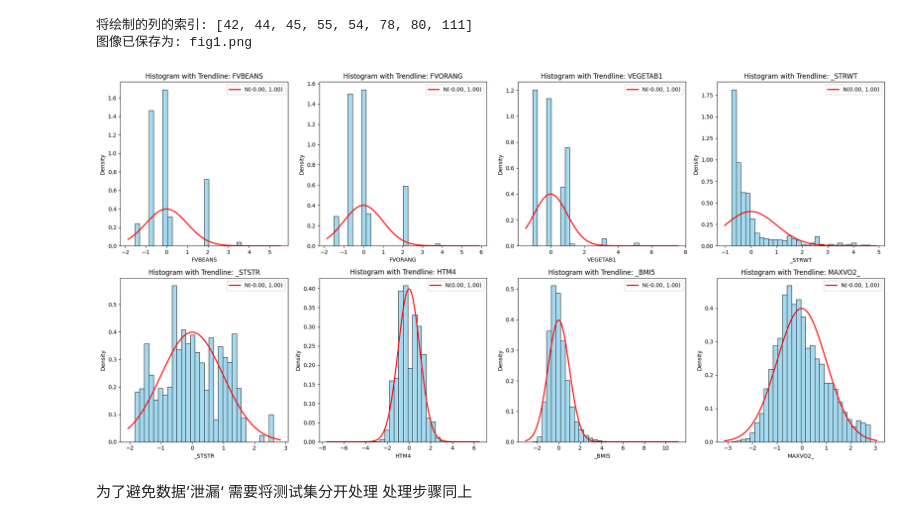
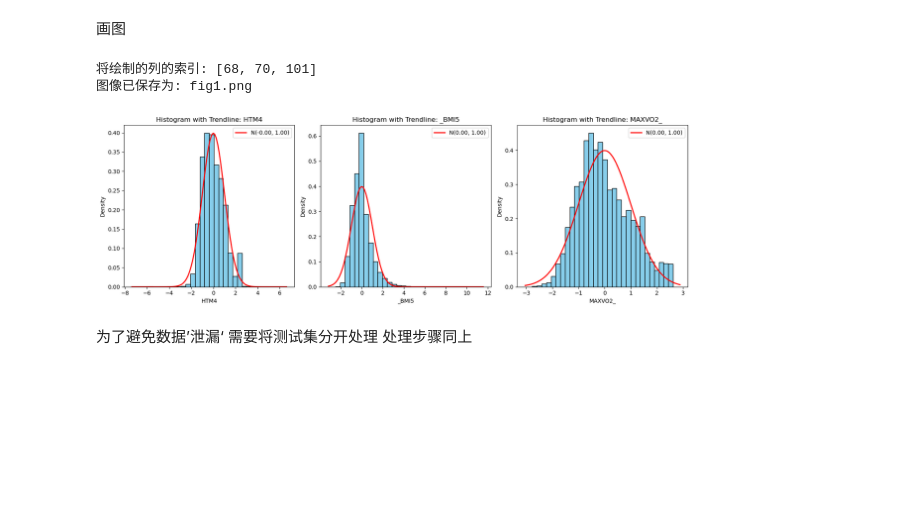
Before and after one commit to Kang48/CS-433, a Jupyter notebook: Data Preprocessing.ipynb, the cells around one changed output. Saved outputs shown, nothing was run; the diff lists cells and outputs as text; code cells hidden in the pictures; blank space fills up the shorter version.

```diff
--- a/Data Preprocessing.ipynb
+++ b/Data Preprocessing.ipynb
@@ -138,14 +75,6 @@ for i, (count, ratio) in enumerate(zip(nan_counts, nan_ratios)):
 # %%
 
-# 找出空值比例 <= 10% 的列索引
-columns_to_keep = np.where(nan_ratios <= 0.10)[0]
+columns_to_keep = np.where(nan_ratios <= 0.10)[0]   # delete columns with more than 10% NaN values
 
-# 删除空值比例大于 10% 的列
 data_del_nan = data[:, columns_to_keep]
-
-column_names_nan = [data_column_names[i] for i in columns_to_keep]
-
-# 打印结果
-print(f"删除后的数据集维度：{data_del_nan.shape}")
-print(f"保留的列索引：{columns_to_keep}")
-print(f"处理后的数据集：\n{data_del_nan}")
+column_names_nan = [new_column_names[i] for i in columns_to_keep]
@@ -325,0 +211,16 @@ y_train_pre 已成功保存到 /Users/ww/Downloads/project1/data/y_train_pre.csv
+# %%
+from sklearn.model_selection import train_test_split
+from sklearn.neighbors import KNeighborsClassifier
+from sklearn.metrics import accuracy_score
+
+data_path = "/Users/huiyunzhu/Desktop/project1/data/dataset"
+
+# 加载标签数据
+y_train_path = f"{data_path}/y_train.csv"
+y = np.genfromtxt(y_train_path, delimiter=',', skip_header=1, usecols=1)
+
+X = data_encoded  # 特征
+
+# 使用数据集的5%进行训练
+X_train, X_validate, y_train, y_validate = train_test_split(X, y, test_size=0.999, random_state=42)
+print(X_train.shape)
@@ -326,11 +384,12 @@ y_train_pre 已成功保存到 /Users/ww/Downloads/project1/data/y_train_pre.csv
+# %% [markdown]
+画图
 # %%
 import numpy as np
 import matplotlib.pyplot as plt
 import seaborn as sns
 
 # 指定要绘制的列名
-columns_to_plot = ['FVBEANS', 'FVORANG', 'VEGETAB1',
-                   '_STRWT', '_STSTR', 'HTM4', '_BMI5', 'MAXVO2_']
+columns_to_plot = ['HTM4', '_BMI5', 'MAXVO2_']
 
 # 获取这些列的索引
 indices_to_plot = [column_names_nan.index(col) for col in columns_to_plot]
@@ -338,8 +397,8 @@ indices_to_plot = [column_names_nan.index(col) for col in columns_to_plot]
 # 检查索引是否正确匹配
 print(f"将绘制的列的索引: {indices_to_plot}")
 
-# 提取 x_train_pre 中这些列的数据
-data_to_plot = x_train_pre[:, indices_to_plot]
+# 提取这些列的数据
+data_to_plot = data_fill_missing_values[:, indices_to_plot]
 
 # 可视化每列数据的直方图并叠加正态分布趋势线
 def plot_histograms_with_trendline(data, column_names, save_path=None):
@@ -353,45 +412,51 @@ def plot_histograms_with_trendline(data, column_names, save_path=None):
             # 获取当前列的数据
             col_data = data[:, i]
 
+            # **修改开始：处理 col_data**
+            col_data = np.squeeze(col_data)        # 确保是一维数组
+            col_data = col_data.astype(float)      # 转换为浮点数类型
+            col_data = col_data[np.isfinite(col_data)]  # 移除 NaN 和 Inf
+            # **修改结束**
+
             # 计算均值和标准差
             mu = np.mean(col_data)
             sigma = np.std(col_data)
 
             # 绘制直方图
-            sns.histplot(col_data, bins=30, kde=False, stat="density", ax=ax,
-                         color='skyblue', edgecolor='black')
+            ax.hist(col_data, bins=30, density=True, color='skyblue', edgecolor='black')
+
 
             # 生成正态分布曲线的数据
             xmin, xmax = ax.get_xlim()
             x = np.linspace(xmin, xmax, 100)
             y = (1 / (sigma * np.sqrt(2 * np.pi))) * np.exp(-0.5 * ((x - mu) / sigma) ** 2)
 
             # 绘制正态分布曲线
             ax.plot(x, y, 'r-', linewidth=2, label=f'N({mu:.2f}, {sigma:.2f})')
 
             # 设置标题和标签
             ax.set_title(f"Histogram with Trendline: {column_names[i]}")
             ax.set_xlabel(column_names[i])
             ax.set_ylabel("Density")
             ax.legend()  # 添加图例
         else:
             ax.axis('off')  # 隐藏多余的子图
 
     plt.tight_layout()
 
     # 如果指定了保存路径，则保存图像
     if save_path:
         fig.savefig(save_path)
         print(f"图像已保存为: {save_path}")
 
     plt.show()
 
 # 绘制指定列的直方图，并保存为 fig1.png
 plot_histograms_with_trendline(data_to_plot, columns_to_plot, save_path="fig1.png")
 # %% [output]
-将绘制的列的索引: [42, 44, 45, 55, 54, 78, 80, 111]
+将绘制的列的索引: [68, 70, 101]
 图像已保存为: fig1.png
-[figure, old version]
+[figure, new version]
 # %% [markdown]
 为了避免数据’泄漏‘ 需要将测试集分开处理 处理步骤同上
 # %%
```
Also changed, not shown: parts of 33 cells of this notebook, 8 other files.
